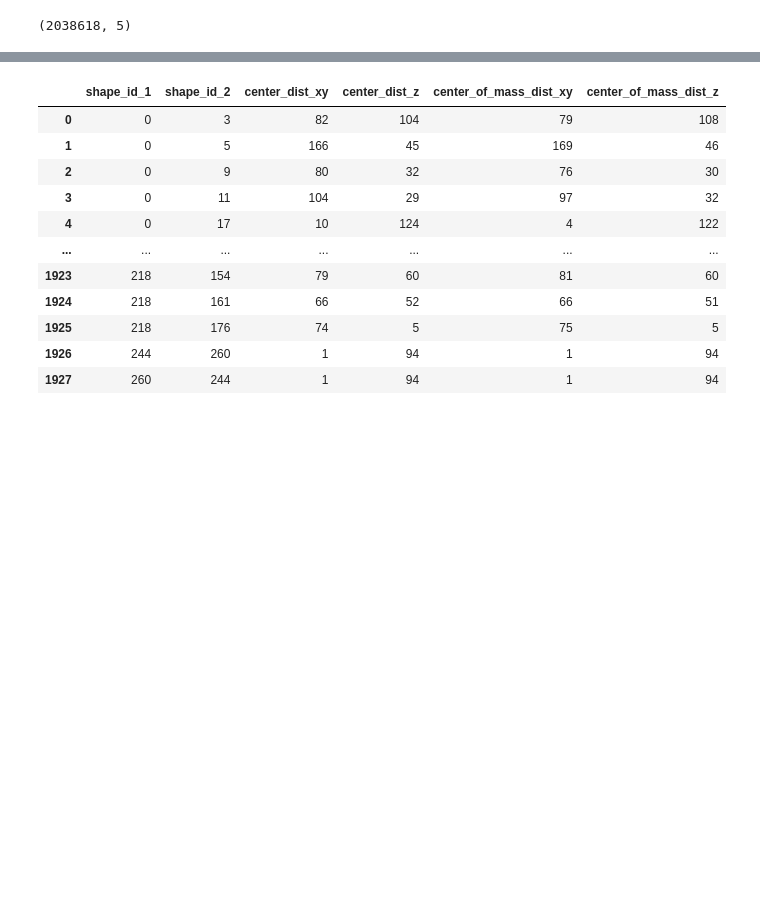
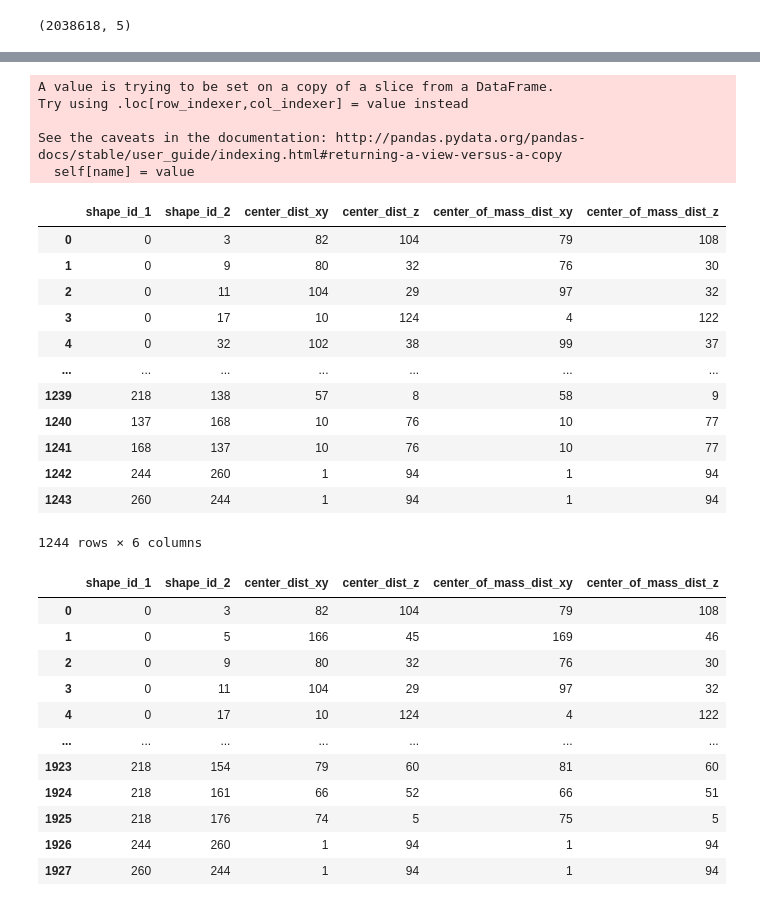
Before and after one commit to wprazuch/Astral, a Jupyter notebook: notebooks/DataMining.ipynb, the cells around one changed output, grey strips where cells are left out. Cells and saved outputs as stored; diff of their text form; code cells hidden in the pictures; blank space fills up the shorter version.

```diff
--- a/notebooks/DataMining.ipynb
+++ b/notebooks/DataMining.ipynb
@@ -155,4 +168,4 @@ def get_candidate_neighbors_dict(ddf, adf, tolerance):
     #             min_dist_dict[i][j] = min_dist
     #             min_dist_dict[j][i] = min_dist
 # %%
-dist_dict = get_candidate_neighbors_dict(ddf, adf, 100)
+dist_dict = get_candidate_neighbors_dict(ddf, adf, tolerance_xy, tolerance_z)
@@ -159,3 +192,5 @@ dist_dict = get_candidate_neighbors_dict(ddf, adf, 100)
+# %%
+dist_dict = filter_distant_neighbors(dist_dict, tolerance_xy, tolerance_z)
 # %%
 # postprocess
 
@@ -166,7 +201,5 @@ def filter_distant_neighbors(dist_dict, tolerance):
         dist_dict[shape_id] = filtered_candidate_dict
     return dist_dict
-# %%
-dist_dict = filter_distant_neighbors(dist_dict, 100)
 # %%
 def calculate_euc_dists(ddf, shape1, shape2):
     xy_axis1 = ddf.loc[ddf.id == shape1, ['center_y', 'center_x']].values
@@ -190,13 +223,6 @@ for shape_id, neighbor_dict in tqdm(dist_dict.items()):
         center_dist_xy, center_dist_z = calculate_euc_dists(ddf, shape1, shape2)
 
         com_dist_xy, com_dist_z = calculate_com_dists(ddf, adf, shape1, shape2)
-
-
-
-        shape_np = np.ndarray(((indices[:, 0].max()+1, indices[:, 1].max()+1, indices[:, 2].max()+1)))
-        for i in range(indices.shape[0]):
-            shape_np[indices[i, 0], indices[i, 1], indices[i, 2]] = 1
-
 
 
         row = {
@@ -210,6 +236,28 @@ for shape_id, neighbor_dict in tqdm(dist_dict.items()):
 
         dist_df = dist_df.append(row, ignore_index=True)
 dist_df = dist_df.astype('int')
+# %% [output]
+A value is trying to be set on a copy of a slice from a DataFrame.
+Try using .loc[row_indexer,col_indexer] = value instead
+
+See the caveats in the documentation: http://pandas.pydata.org/pandas-docs/stable/user_guide/indexing.html#returning-a-view-versus-a-copy
+  self[name] = value
+# %%
+dist_df
+# %% [output]
+|  | shape_id_1 | shape_id_2 | center_dist_xy | center_dist_z | center_of_mass_dist_xy | center_of_mass_dist_z |
+| 0 | 0 | 3 | 82 | 104 | 79 | 108 |
+| 1 | 0 | 9 | 80 | 32 | 76 | 30 |
+| 2 | 0 | 11 | 104 | 29 | 97 | 32 |
+| 3 | 0 | 17 | 10 | 124 | 4 | 122 |
+| 4 | 0 | 32 | 102 | 38 | 99 | 37 |
+| ... | ... | ... | ... | ... | ... | ... |
+| 1239 | 218 | 138 | 57 | 8 | 58 | 9 |
+| 1240 | 137 | 168 | 10 | 76 | 10 | 77 |
+| 1241 | 168 | 137 | 10 | 76 | 10 | 77 |
+| 1242 | 244 | 260 | 1 | 94 | 1 | 94 |
+| 1243 | 260 | 244 | 1 | 94 | 1 | 94 |
+1244 rows × 6 columns
 # %%
 dist_df
 # %% [output]
```
Also changed, not shown: parts of 9 cells of this notebook, 8 other files.
